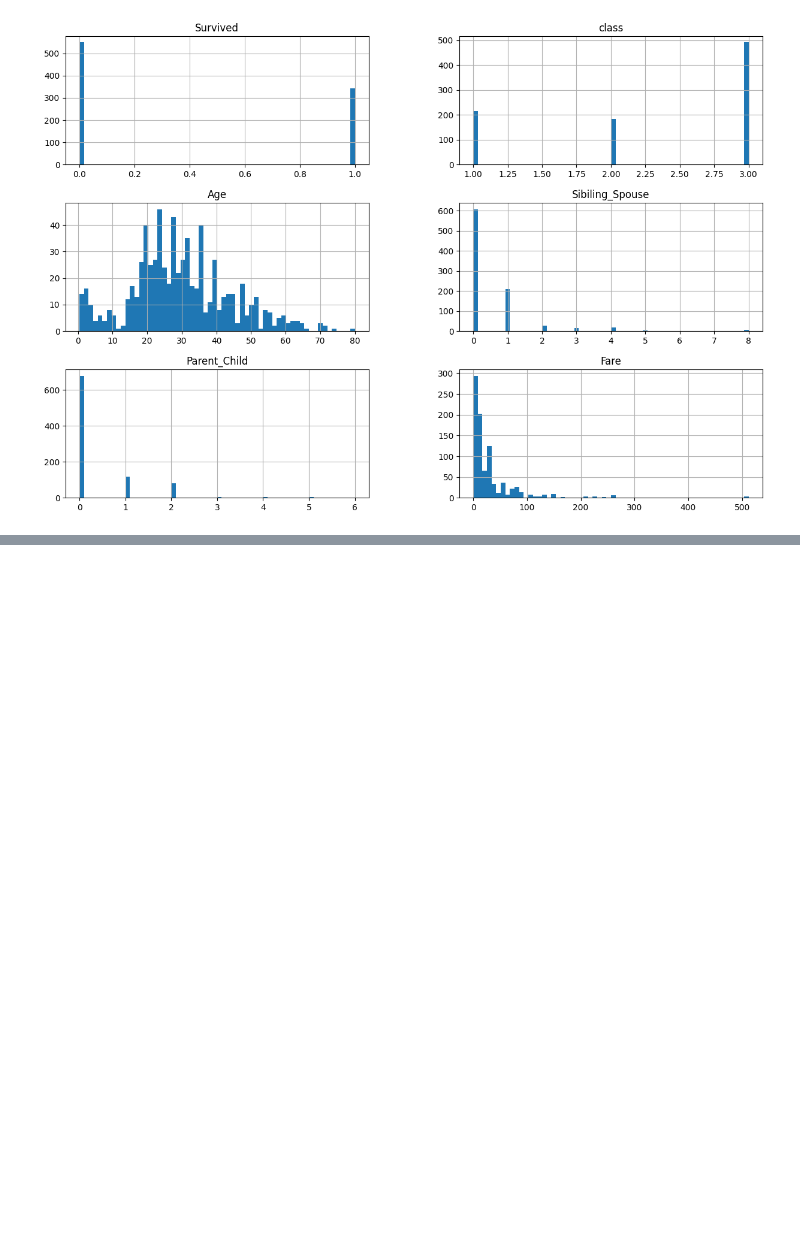
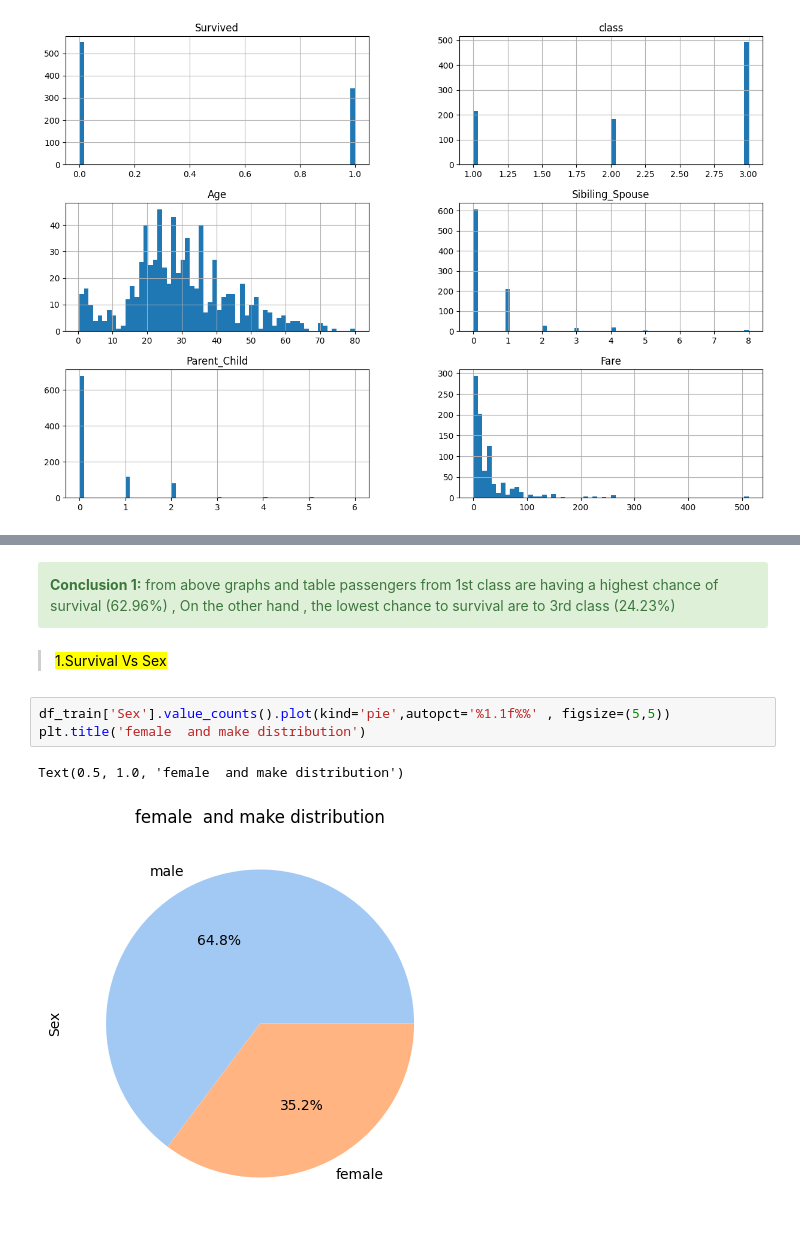
Before and after one commit to mtheggi/Titanic-Survival-Prediction, a Jupyter notebook: Titanic_Survival_Prediction.ipynb, the cells around one changed output, grey strips where cells are left out. Saved outputs shown, nothing was run; the diff lists cells and outputs as text; blank space fills up the shorter version.

```diff
--- a/Titanic_Survival_Prediction.ipynb
+++ b/Titanic_Survival_Prediction.ipynb
@@ -153,0 +210,12 @@ array([[<Axes: title={'center': 'Survived'}>,
+# %% [markdown]
+<div class="alert alert-block alert-success">
+<b>Conclusion 1:</b> from above graphs and table passengers from 1st class are having a highest chance of survival (62.96%) , On the other hand , the lowest chance to survival are to 3rd class (24.23%)
+</div>
+# %% [markdown]
+><mark>1.Survival Vs Sex </mark>
+# %%
+df_train['Sex'].value_counts().plot(kind='pie',autopct='%1.1f%%' , figsize=(5,5))
+plt.title('female  and make distribution')
+# %% [output]
+Text(0.5, 1.0, 'female  and make distribution')
+[figure, added]
```
Also changed, not shown: parts of 17 cells of this notebook.
